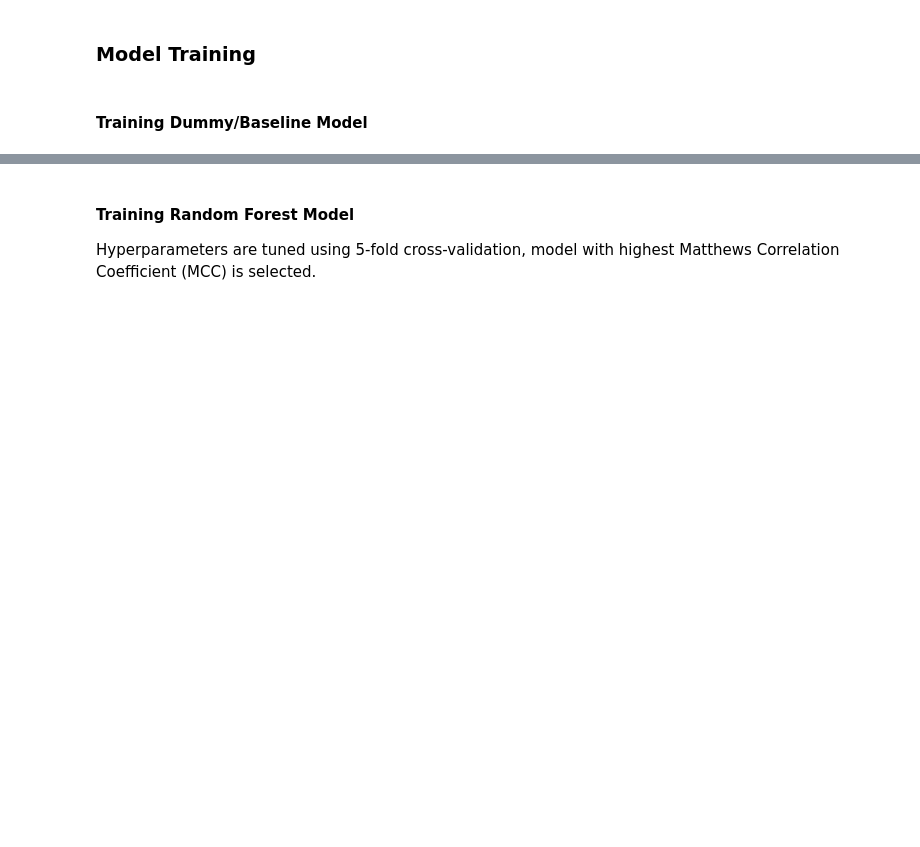
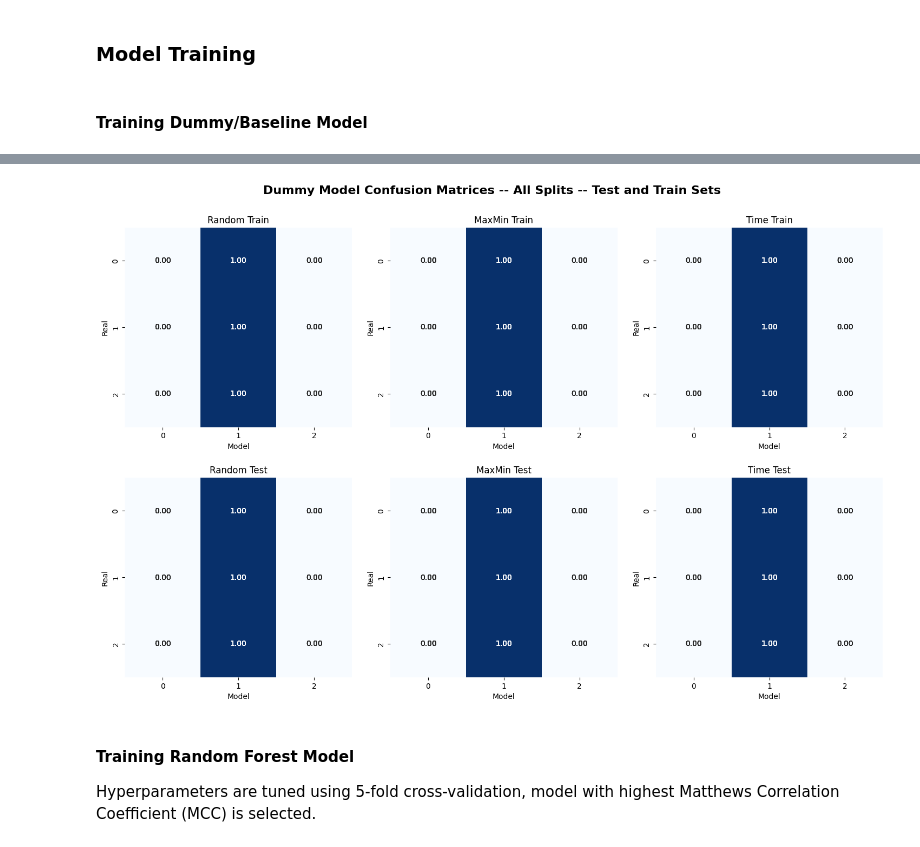
Before and after one commit to ella-satt/che1147-bees, a Jupyter notebook: project-ella.ipynb, the cells around one changed output, grey strips where cells are left out. Cells and saved outputs as stored; diff of their text form; code cells hidden in the pictures; blank space fills up the shorter version.

```diff
--- a/project-ella.ipynb
+++ b/project-ella.ipynb
@@ -219,0 +382,55 @@ Name: ppdb_level, Length: 828, dtype: int64
+# %%
+# UNFINISHED - function to plot confusion mtrx for a given model (all splits, test&train)
+fig, axes = plt.subplots(2, 3, figsize=(15, 10))
+fig.suptitle('Dummy Model Confusion Matrices -- All Splits -- Test and Train Sets', fontsize=16, fontweight='bold')
+
+descriptors_to_plot = ['Random Train', 'MaxMin Train', 'Time Train',
+                        'Random Test', 'MaxMin Test', 'Time Test']
+
+for i in enumerate(descriptors_to_plot):
+    for i, descriptor in enumerate(descriptors_to_plot):
+        row = i // 3
+        col = i % 3
+
+        if descriptor == "Random Train":
+            cm = confusion_matrix(random_train[TARGET], random_dummy.predict(random_train[FEATURES]), normalize='true')
+        elif descriptor == "MaxMin Train":
+            cm = confusion_matrix(maxmin_train[TARGET], maxmin_dummy.predict(maxmin_train[FEATURES]), normalize='true')
+        elif descriptor == "Time Train":
+            cm = confusion_matrix(time_train[TARGET], time_dummy.predict(time_train[FEATURES]), normalize='true')
+        elif descriptor == "Random Test":
+            cm = confusion_matrix(random_test[TARGET], random_dummy.predict(random_test[FEATURES]), normalize='true')
+        elif descriptor == "MaxMin Test":
+            cm = confusion_matrix(maxmin_test[TARGET], maxmin_dummy.predict(maxmin_test[FEATURES]), normalize='true')
+        elif descriptor == "Time Test":
+            cm = confusion_matrix(time_test[TARGET], time_dummy.predict(time_test[FEATURES]), normalize='true')
+
+        sns.heatmap(cm, annot=True, fmt='.2f', cmap='Blues', ax=axes[row, col], cbar=False)
+        axes[row, col].set_title(descriptor)
+        axes[row, col].set_ylabel("Real")
+        axes[row, col].set_xlabel("Model")
+    col = i % 3
+
+#cm1 = confusion_matrix(random_train[TARGET], random_dummy.predict(random_train[FEATURES]), normalize='true')
+#cm2 = confusion_matrix(random_train[TARGET], random_dummy.predict(random_train[FEATURES]), normalize='true')
+#cm3 = confusion_matrix(random_train[TARGET], random_dummy.predict(random_train[FEATURES]), normalize='true')
+#cm4 = confusion_matrix(random_train[TARGET], random_dummy.predict(random_train[FEATURES]), normalize='true')
+#cm5 = confusion_matrix(random_train[TARGET], random_dummy.predict(random_train[FEATURES]), normalize='true')
+#cm6 = confusion_matrix(random_train[TARGET], random_dummy.predict(random_train[FEATURES]), normalize='true')
+
+
+#fig,ax = plt.subplots()
+#sns.heatmap(cm1, annot=True, fmt='.2f', cmap='Blues')
+#sns.heatmap(cm2, annot=True, fmt='.2f', cmap='Blues')
+#sns.heatmap(cm3, annot=True, fmt='.2f', cmap='Blues')
+#sns.heatmap(cm4, annot=True, fmt='.2f', cmap='Blues')
+#sns.heatmap(cm5, annot=True, fmt='.2f', cmap='Blues')
+#sns.heatmap(cm6, annot=True, fmt='.2f', cmap='Blues')
+
+#ax.set_ylabel("Real")
+#ax.set_xlabel("Model")
+
+plt.tight_layout(pad=2)
+plt.show();
+# %% [output]
+[figure, added]
```
Also changed, not shown: parts of 26 cells of this notebook.
